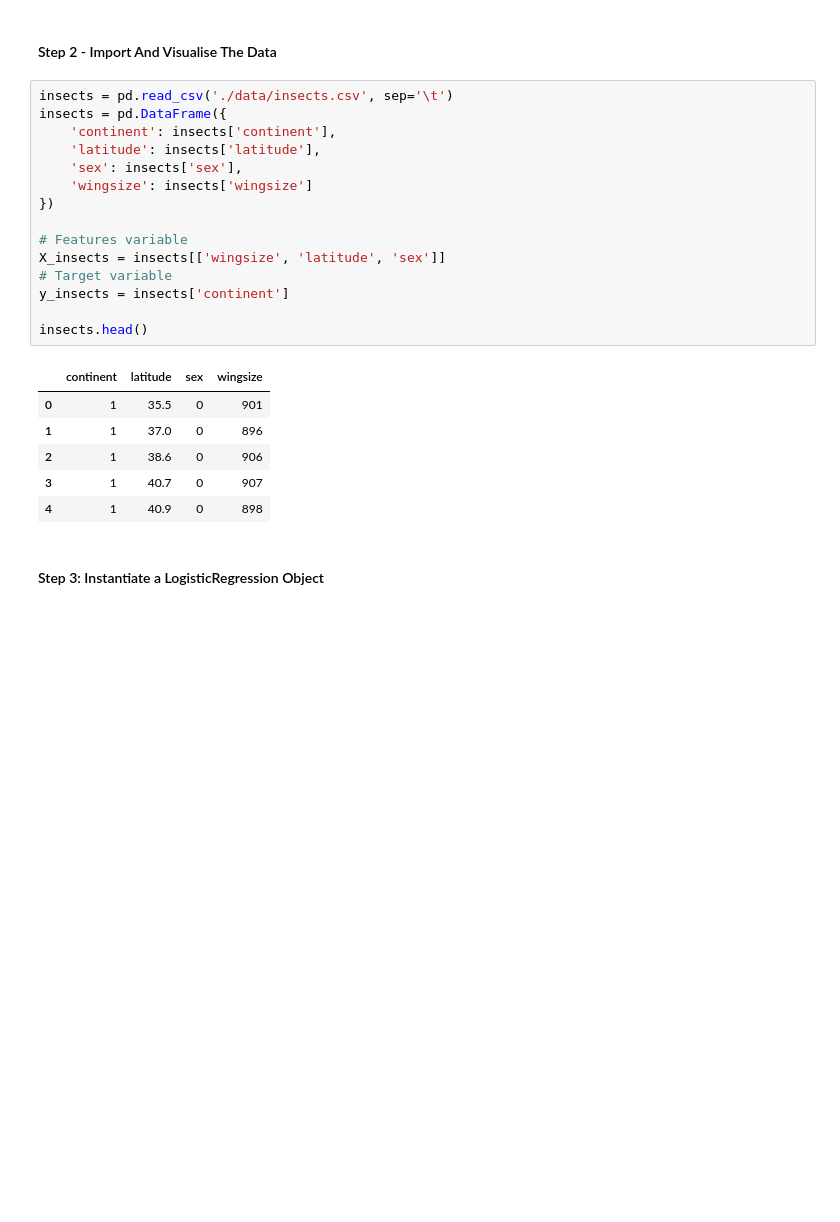
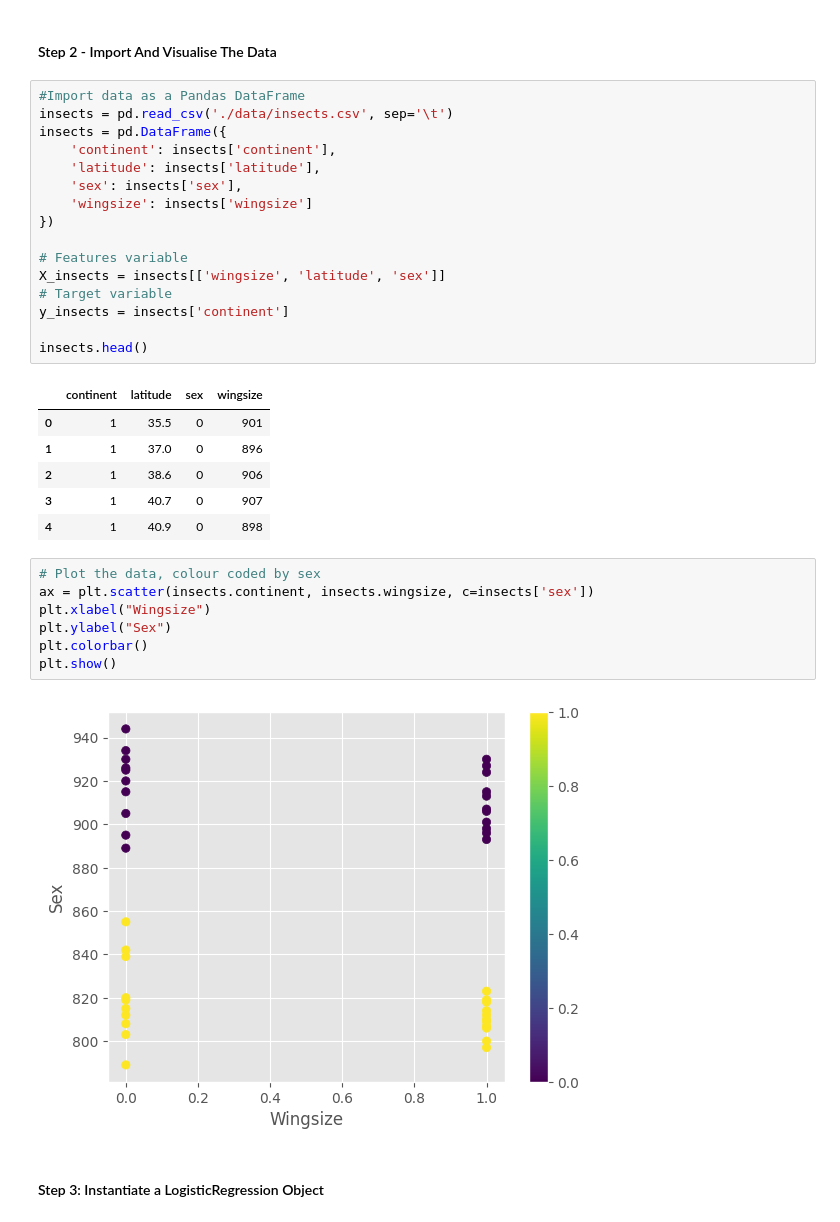
Before and after one commit to waynewilliamprout123456789/Machine_Learning, a Jupyter notebook: examples/4.OOP_Logistic_Regression.ipynb, the cells around one changed output. Saved outputs shown, nothing was run; the diff lists cells and outputs as text; blank space fills up the shorter version.

```diff
--- a/examples/4.OOP_Logistic_Regression.ipynb
+++ b/examples/4.OOP_Logistic_Regression.ipynb
@@ -20,6 +20,7 @@ from sklearn.linear_model import LogisticRegression
 # %% [markdown]
 #### Step 2 - Import And Visualise The Data
 # %%
+#Import data as a Pandas DataFrame
 insects = pd.read_csv('./data/insects.csv', sep='\t')
 insects = pd.DataFrame({
     'continent': insects['continent'],
@@ -41,6 +42,15 @@ insects.head()
 | 2 | 1 | 38.6 | 0 | 906 |
 | 3 | 1 | 40.7 | 0 | 907 |
 | 4 | 1 | 40.9 | 0 | 898 |
+# %%
+# Plot the data, colour coded by sex
+ax = plt.scatter(insects.continent, insects.wingsize, c=insects['sex'])
+plt.xlabel("Wingsize")
+plt.ylabel("Sex")
+plt.colorbar()
+plt.show()
+# %% [output]
+[figure, added]
 # %% [markdown]
 #### Step 3: Instantiate a LogisticRegression Object
 # %%
```
Also changed, not shown: parts of 7 cells of this notebook, 7 other files.
